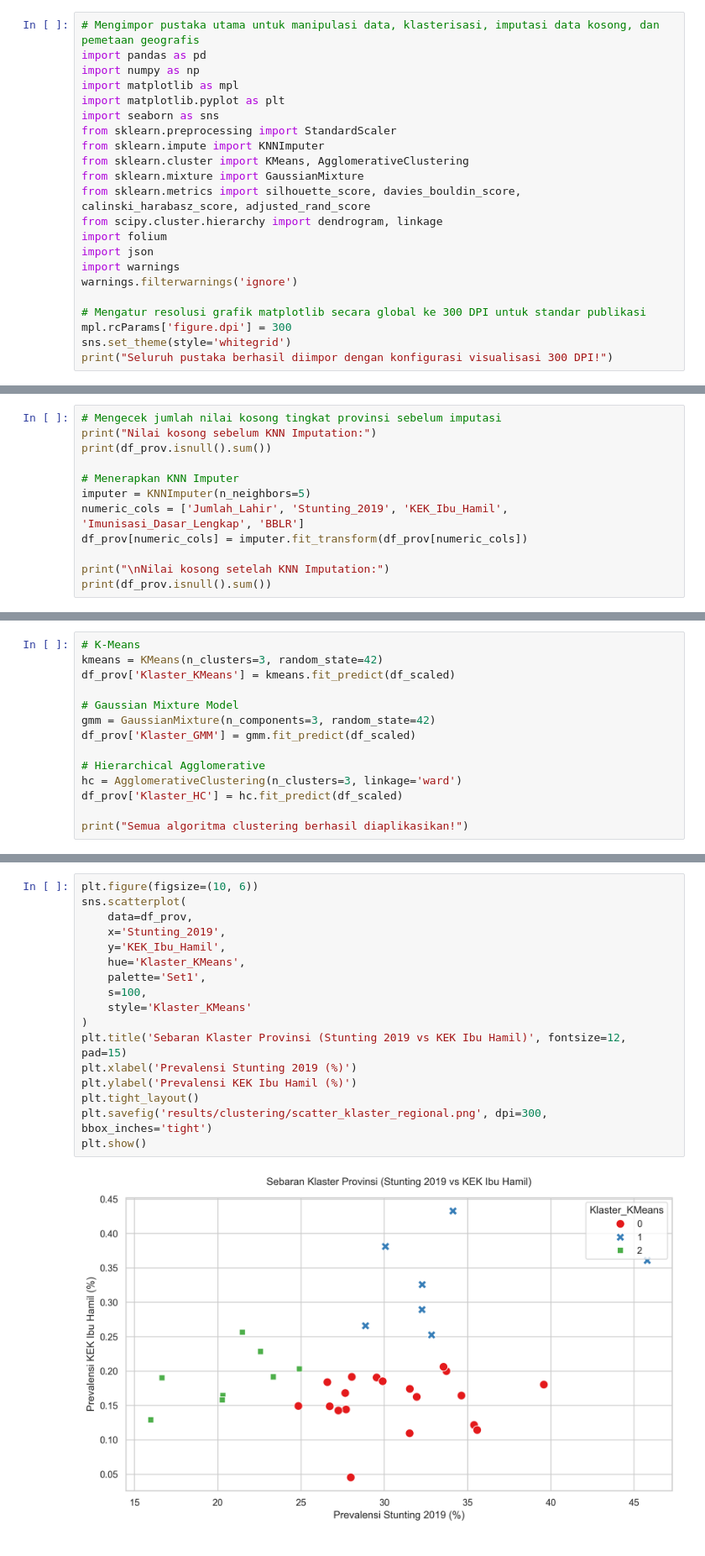
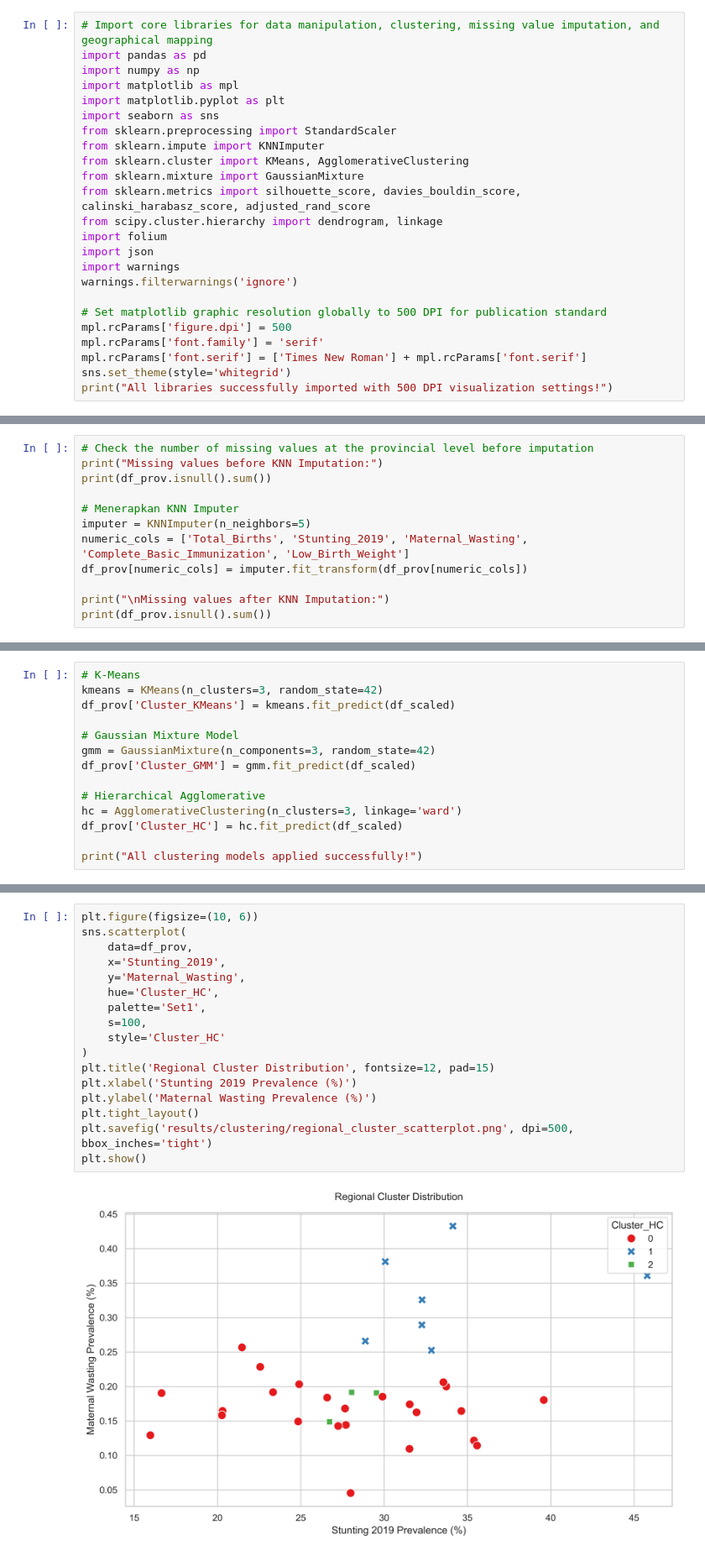
Before and after one commit to haerulyudaaditiya/Stunting-Detection-ML-Spatial-Analysis, a Jupyter notebook: Stunting_Clustering_Analysis.ipynb, the cells around one changed output, grey strips where cells are left out. Shown at 84% size. Drawn from its saved outputs; the diff is of its cells as text.

```diff
--- a/Stunting_Clustering_Analysis.ipynb
+++ b/Stunting_Clustering_Analysis.ipynb
@@ -3,5 +3,5 @@
 # %%
-# Mengimpor pustaka utama untuk manipulasi data, klasterisasi, imputasi data kosong, dan pemetaan geografis
+# Import core libraries for data manipulation, clustering, missing value imputation, and geographical mapping
 import pandas as pd
 import numpy as np
 import matplotlib as mpl
@@ -18,8 +18,10 @@ import json
 import warnings
 warnings.filterwarnings('ignore')
 
-# Mengatur resolusi grafik matplotlib secara global ke 300 DPI untuk standar publikasi
-mpl.rcParams['figure.dpi'] = 300
+# Set matplotlib graphic resolution globally to 500 DPI for publication standard
+mpl.rcParams['figure.dpi'] = 500
+mpl.rcParams['font.family'] = 'serif'
+mpl.rcParams['font.serif'] = ['Times New Roman'] + mpl.rcParams['font.serif']
 sns.set_theme(style='whitegrid')
-print("Seluruh pustaka berhasil diimpor dengan konfigurasi visualisasi 300 DPI!")
+print("All libraries successfully imported with 500 DPI visualization settings!")
 # %% [output]
@@ -135,13 +137,13 @@ Menggantikan nilai kosong pada variabel regional dengan algoritma **KNN Imputer*
 # %%
-# Mengecek jumlah nilai kosong tingkat provinsi sebelum imputasi
-print("Nilai kosong sebelum KNN Imputation:")
+# Check the number of missing values at the provincial level before imputation
+print("Missing values before KNN Imputation:")
 print(df_prov.isnull().sum())
 
 # Menerapkan KNN Imputer
 imputer = KNNImputer(n_neighbors=5)
-numeric_cols = ['Jumlah_Lahir', 'Stunting_2019', 'KEK_Ibu_Hamil', 'Imunisasi_Dasar_Lengkap', 'BBLR']
+numeric_cols = ['Total_Births', 'Stunting_2019', 'Maternal_Wasting', 'Complete_Basic_Immunization', 'Low_Birth_Weight']
 df_prov[numeric_cols] = imputer.fit_transform(df_prov[numeric_cols])
 
-print("\nNilai kosong setelah KNN Imputation:")
+print("\nMissing values after KNN Imputation:")
 print(df_prov.isnull().sum())
 # %% [output]
@@ -234,15 +236,15 @@ Menerapkan algoritma K-Means, Gaussian Mixture Model, dan Hierarchical dengan K=
 # %%
 # K-Means
 kmeans = KMeans(n_clusters=3, random_state=42)
-df_prov['Klaster_KMeans'] = kmeans.fit_predict(df_scaled)
+df_prov['Cluster_KMeans'] = kmeans.fit_predict(df_scaled)
 
 # Gaussian Mixture Model
 gmm = GaussianMixture(n_components=3, random_state=42)
-df_prov['Klaster_GMM'] = gmm.fit_predict(df_scaled)
+df_prov['Cluster_GMM'] = gmm.fit_predict(df_scaled)
 
 # Hierarchical Agglomerative
 hc = AgglomerativeClustering(n_clusters=3, linkage='ward')
-df_prov['Klaster_HC'] = hc.fit_predict(df_scaled)
+df_prov['Cluster_HC'] = hc.fit_predict(df_scaled)
 
-print("Semua algoritma clustering berhasil diaplikasikan!")
+print("All clustering models applied successfully!")
 # %% [output]
@@ -313,19 +315,19 @@ Memvisualisasikan pemisahan antar klaster berdasarkan dua fitur terpenting.
 # %%
 plt.figure(figsize=(10, 6))
 sns.scatterplot(
     data=df_prov,
     x='Stunting_2019',
-    y='KEK_Ibu_Hamil',
-    hue='Klaster_KMeans',
+    y='Maternal_Wasting',
+    hue='Cluster_HC',
     palette='Set1',
     s=100,
-    style='Klaster_KMeans'
+    style='Cluster_HC'
 )
-plt.title('Sebaran Klaster Provinsi (Stunting 2019 vs KEK Ibu Hamil)', fontsize=12, pad=15)
-plt.xlabel('Prevalensi Stunting 2019 (%)')
-plt.ylabel('Prevalensi KEK Ibu Hamil (%)')
+plt.title('Regional Cluster Distribution', fontsize=12, pad=15)
+plt.xlabel('Stunting 2019 Prevalence (%)')
+plt.ylabel('Maternal Wasting Prevalence (%)')
 plt.tight_layout()
-plt.savefig('results/clustering/scatter_klaster_regional.png', dpi=300, bbox_inches='tight')
+plt.savefig('results/clustering/regional_cluster_scatterplot.png', dpi=500, bbox_inches='tight')
 plt.show()
 # %% [output]
-[figure, old version]
+[figure, new version]
```
Also changed, not shown: parts of 46 cells of this notebook, 21 other files.
